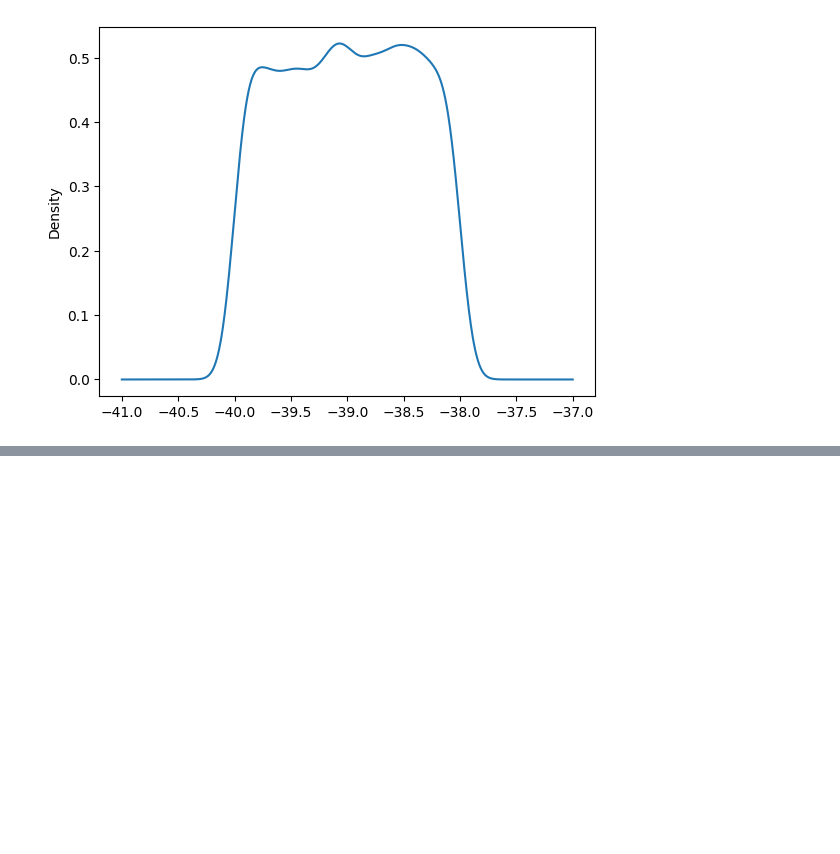
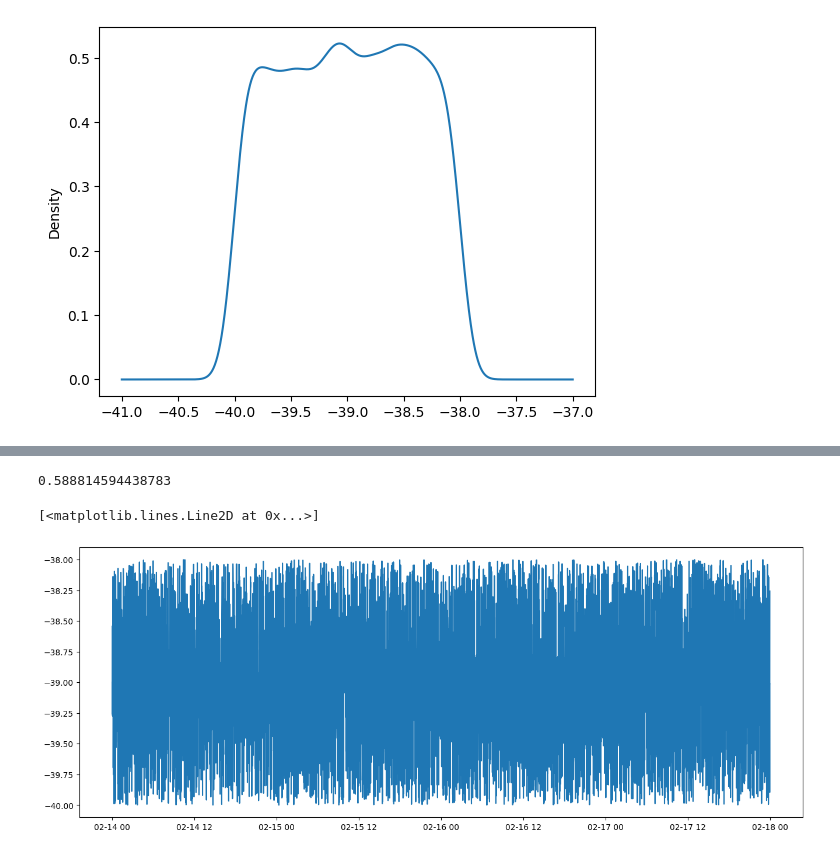
Before and after one commit to kametobu/modelos, a Jupyter notebook: medidas.ipynb, the cells around one changed output, grey strips where cells are left out. Drawn from its saved outputs; the diff is of its cells as text; code cells hidden in the pictures; blank space fills up the shorter version.

```diff
--- a/medidas.ipynb
+++ b/medidas.ipynb
@@ -90,2 +90,16 @@ print(ad_teorico)
 [0.576 0.656 0.786 0.917 1.091]
 [15.  10.   5.   2.5  1. ]
+# %%
+from statsmodels.tsa.arima.model import ARIMA
+
+
+arima = ARIMA(temp.valor, freq="T", order=(3, 1, 10)).fit()
+
+print((arima.resid**2).mean())
+
+plt.figure(figsize=(16, 6))
+plt.plot(temp["valor"])
+# %% [output]
+0.588814594438783
+[<matplotlib.lines.Line2D at 0x...>]
+[figure, added]
```
Also changed, not shown: parts of 9 cells of this notebook.
